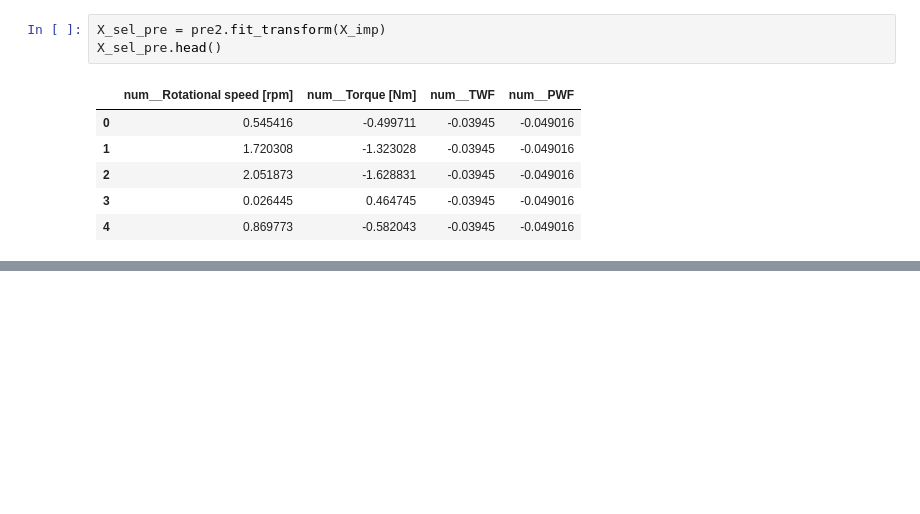
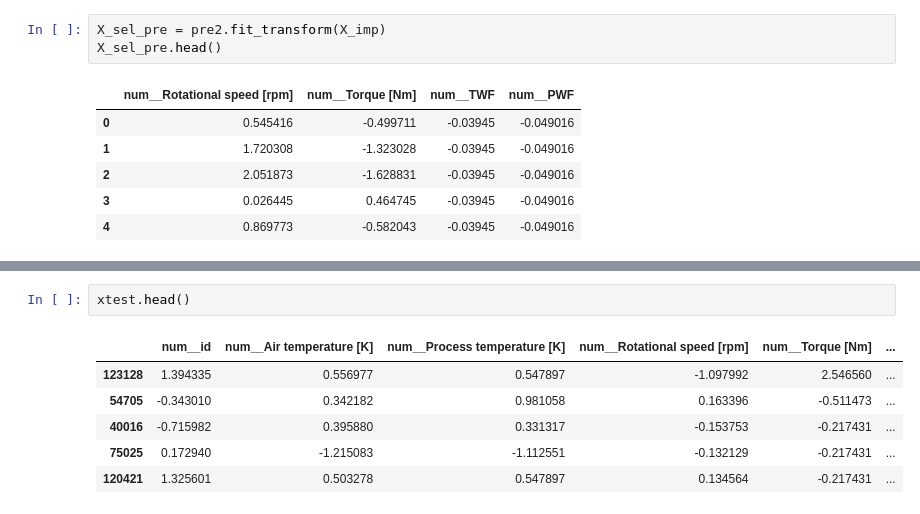
Before and after one commit to Rutuja68/Vscode-6-8-pm, a Jupyter notebook: machine failure Data/project.ipynb, the cells around one changed output, grey strips where cells are left out. Drawn from its saved outputs; the diff is of its cells as text; blank space fills up the shorter version.

```diff
--- a/machine failure Data/project.ipynb
+++ b/machine failure Data/project.ipynb
@@ -234,0 +260,9 @@ X_sel_pre.head()
+# %%
+xtest.head()
+# %% [output]
+|  | num__id | num__Air temperature [K] | num__Process temperature [K] | num__Rotational speed [rpm] | num__Torque [Nm] | ... |
+| 123128 | 1.394335 | 0.556977 | 0.547897 | -1.097992 | 2.546560 | ... |
+| 54705 | -0.343010 | 0.342182 | 0.981058 | 0.163396 | -0.511473 | ... |
+| 40016 | -0.715982 | 0.395880 | 0.331317 | -0.153753 | -0.217431 | ... |
+| 75025 | 0.172940 | -1.215083 | -1.112551 | -0.132129 | -0.217431 | ... |
+| 120421 | 1.325601 | 0.503278 | 0.547897 | 0.134564 | -0.217431 | ... |
```
Also changed, not shown: parts of 30 cells of this notebook, 7 other files.
